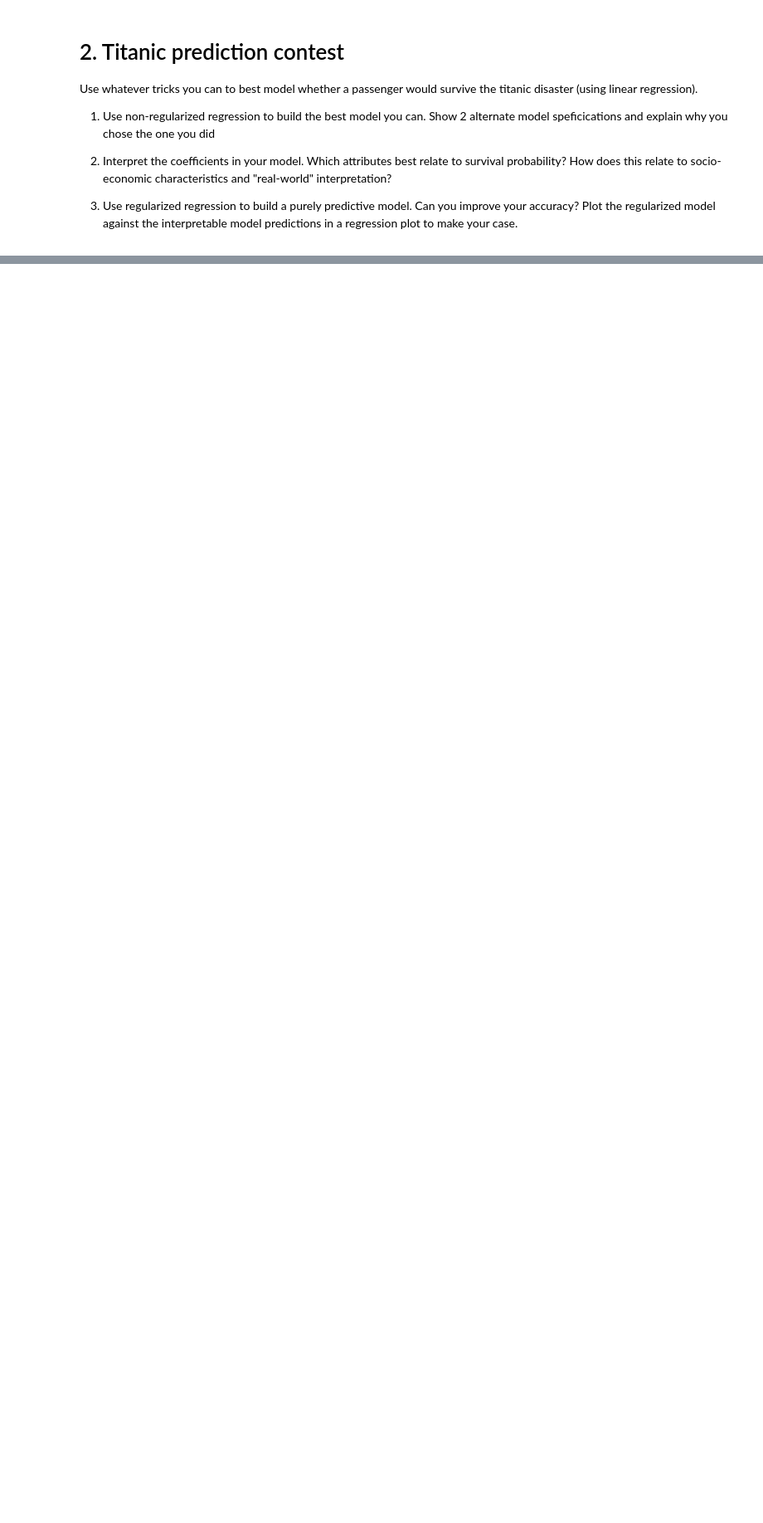
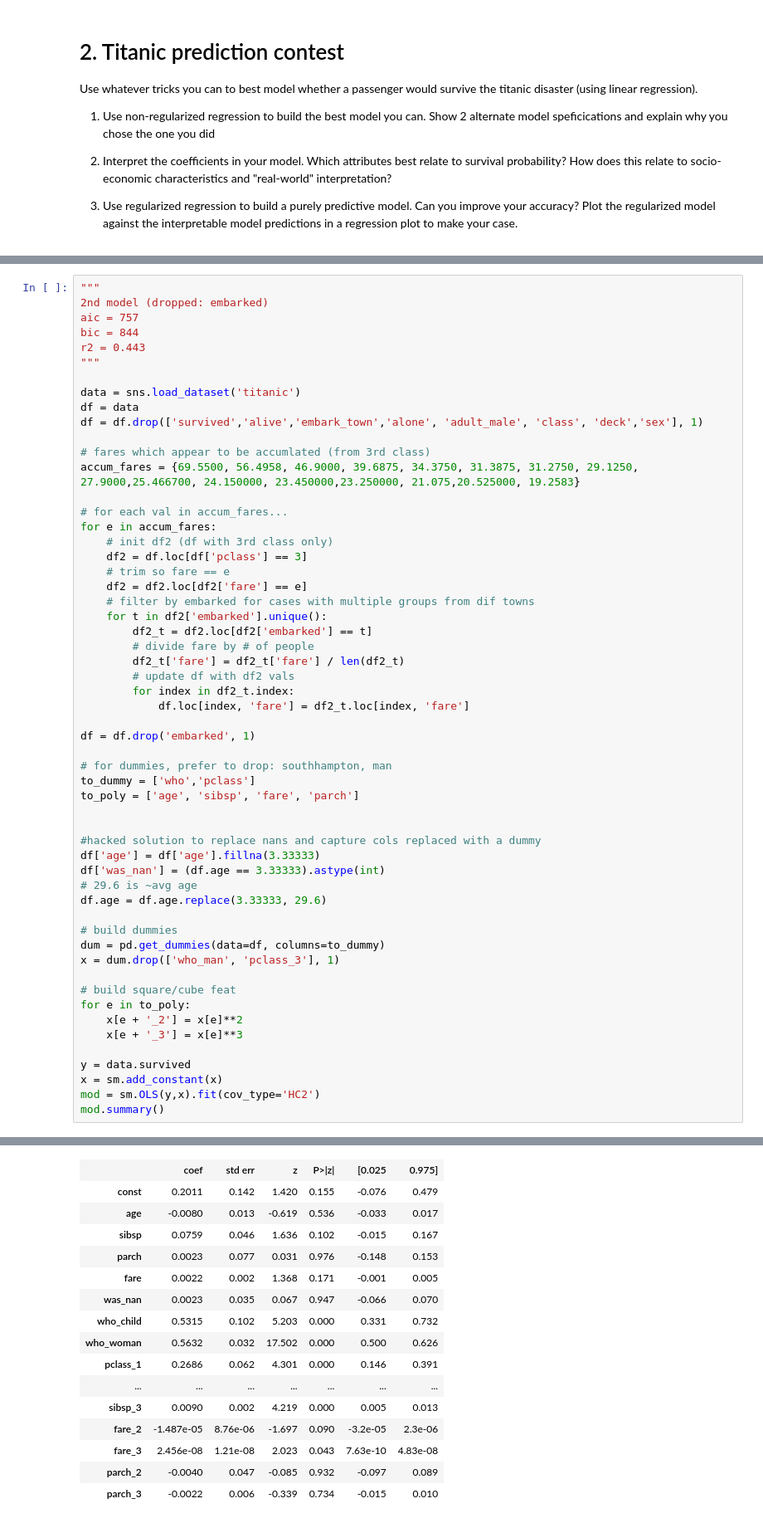
Before and after one commit to cb-ds-1/m3-3-engineering-regression, a Jupyter notebook: workshop.ipynb, the cells around one changed output, grey strips where cells are left out. Shown at 83% size. Saved outputs shown, nothing was run; the diff lists cells and outputs as text; blank space fills up the shorter version.

```diff
--- a/workshop.ipynb
+++ b/workshop.ipynb
@@ -20,0 +216,57 @@ Use whatever tricks you can to best model whether a passenger would survive the
+# %%
+"""
+2nd model (dropped: embarked)
+aic = 757
+bic = 844
+r2 = 0.443
+"""
+
+data = sns.load_dataset('titanic')
+df = data
+df = df.drop(['survived','alive','embark_town','alone', 'adult_male', 'class', 'deck','sex'], 1)
+
+# fares which appear to be accumlated (from 3rd class)
+accum_fares = {69.5500, 56.4958, 46.9000, 39.6875, 34.3750, 31.3875, 31.2750, 29.1250, 27.9000,25.466700, 24.150000, 23.450000,23.250000, 21.075,20.525000, 19.2583}
+
+# for each val in accum_fares...
+for e in accum_fares:
+    # init df2 (df with 3rd class only)
+    df2 = df.loc[df['pclass'] == 3]
+    # trim so fare == e
+    df2 = df2.loc[df2['fare'] == e]
+    # filter by embarked for cases with multiple groups from dif towns
+    for t in df2['embarked'].unique():
+        df2_t = df2.loc[df2['embarked'] == t]
+        # divide fare by # of people
+        df2_t['fare'] = df2_t['fare'] / len(df2_t)
+        # update df with df2 vals
+        for index in df2_t.index:
+            df.loc[index, 'fare'] = df2_t.loc[index, 'fare']
+
+df = df.drop('embarked', 1)
+
+# for dummies, prefer to drop: southhampton, man
+to_dummy = ['who','pclass']
+to_poly = ['age', 'sibsp', 'fare', 'parch']
+
+
+#hacked solution to replace nans and capture cols replaced with a dummy
+df['age'] = df['age'].fillna(3.33333)
+df['was_nan'] = (df.age == 3.33333).astype(int)
+# 29.6 is ~avg age
+df.age = df.age.replace(3.33333, 29.6)
+
+# build dummies
+dum = pd.get_dummies(data=df, columns=to_dummy)
+x = dum.drop(['who_man', 'pclass_3'], 1)
+
+# build square/cube feat
+for e in to_poly:
+    x[e + '_2'] = x[e]**2
+    x[e + '_3'] = x[e]**3
+
+y = data.survived
+x = sm.add_constant(x)
+mod = sm.OLS(y,x).fit(cov_type='HC2')
+mod.summary()
+# %% [output]
@@ -20,0 +288,16 @@ Use whatever tricks you can to best model whether a passenger would survive the
+|  | coef | std err | z | P>|z| | [0.025 | 0.975] |
+| const | 0.2011 | 0.142 | 1.420 | 0.155 | -0.076 | 0.479 |
+| age | -0.0080 | 0.013 | -0.619 | 0.536 | -0.033 | 0.017 |
+| sibsp | 0.0759 | 0.046 | 1.636 | 0.102 | -0.015 | 0.167 |
+| parch | 0.0023 | 0.077 | 0.031 | 0.976 | -0.148 | 0.153 |
+| fare | 0.0022 | 0.002 | 1.368 | 0.171 | -0.001 | 0.005 |
+| was_nan | 0.0023 | 0.035 | 0.067 | 0.947 | -0.066 | 0.070 |
+| who_child | 0.5315 | 0.102 | 5.203 | 0.000 | 0.331 | 0.732 |
+| who_woman | 0.5632 | 0.032 | 17.502 | 0.000 | 0.500 | 0.626 |
+| pclass_1 | 0.2686 | 0.062 | 4.301 | 0.000 | 0.146 | 0.391 |
+| ... | ... | ... | ... | ... | ... | ... |
+| sibsp_3 | 0.0090 | 0.002 | 4.219 | 0.000 | 0.005 | 0.013 |
+| fare_2 | -1.487e-05 | 8.76e-06 | -1.697 | 0.090 | -3.2e-05 | 2.3e-06 |
+| fare_3 | 2.456e-08 | 1.21e-08 | 2.023 | 0.043 | 7.63e-10 | 4.83e-08 |
+| parch_2 | -0.0040 | 0.047 | -0.085 | 0.932 | -0.097 | 0.089 |
+| parch_3 | -0.0022 | 0.006 | -0.339 | 0.734 | -0.015 | 0.010 |
```
Also changed, not shown: parts of 15 cells of this notebook.
